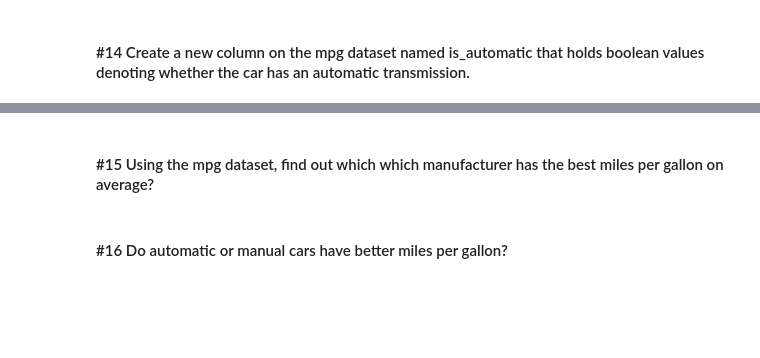
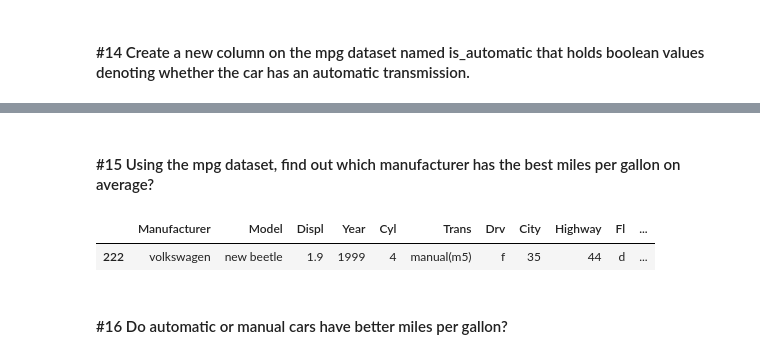
Before and after one commit to natasharivers/numpy-pandas-visualization-exercises, a Jupyter notebook: advanced_dataframes.ipynb, the cells around one changed output, grey strips where cells are left out. Drawn from its saved outputs; the diff is of its cells as text; code cells hidden in the pictures; blank space fills up the shorter version.

```diff
--- a/advanced_dataframes.ipynb
+++ b/advanced_dataframes.ipynb
@@ -277,3 +277,6 @@ mpg_df
 234 rows × 13 columns
 # %% [markdown]
 #### #14 Create a new column on the mpg dataset named is_automatic that holds boolean values denoting whether the car has an automatic transmission.
+# %%
+mpg_df['is_automatic'] = mpg_df['Trans'].str.contains('auto')
+mpg_df
@@ -280,4 +297,9 @@ mpg_df
 # %% [markdown]
-#### #15 Using the mpg dataset, find out which which manufacturer has the best miles per gallon on average?
+#### #15 Using the mpg dataset, find out which manufacturer has the best miles per gallon on average?
+# %%
+mpg_df.sort_values(['average_mileage'], ascending =(False)).head(1)
+# %% [output]
+|  | Manufacturer | Model | Displ | Year | Cyl | Trans | Drv | City | Highway | Fl | ... |
+| 222 | volkswagen | new beetle | 1.9 | 1999 | 4 | manual(m5) | f | 35 | 44 | d | ... |
 # %% [markdown]
 #### #16 Do automatic or manual cars have better miles per gallon?
```
Also changed, not shown: parts of 1 cell of this notebook.
